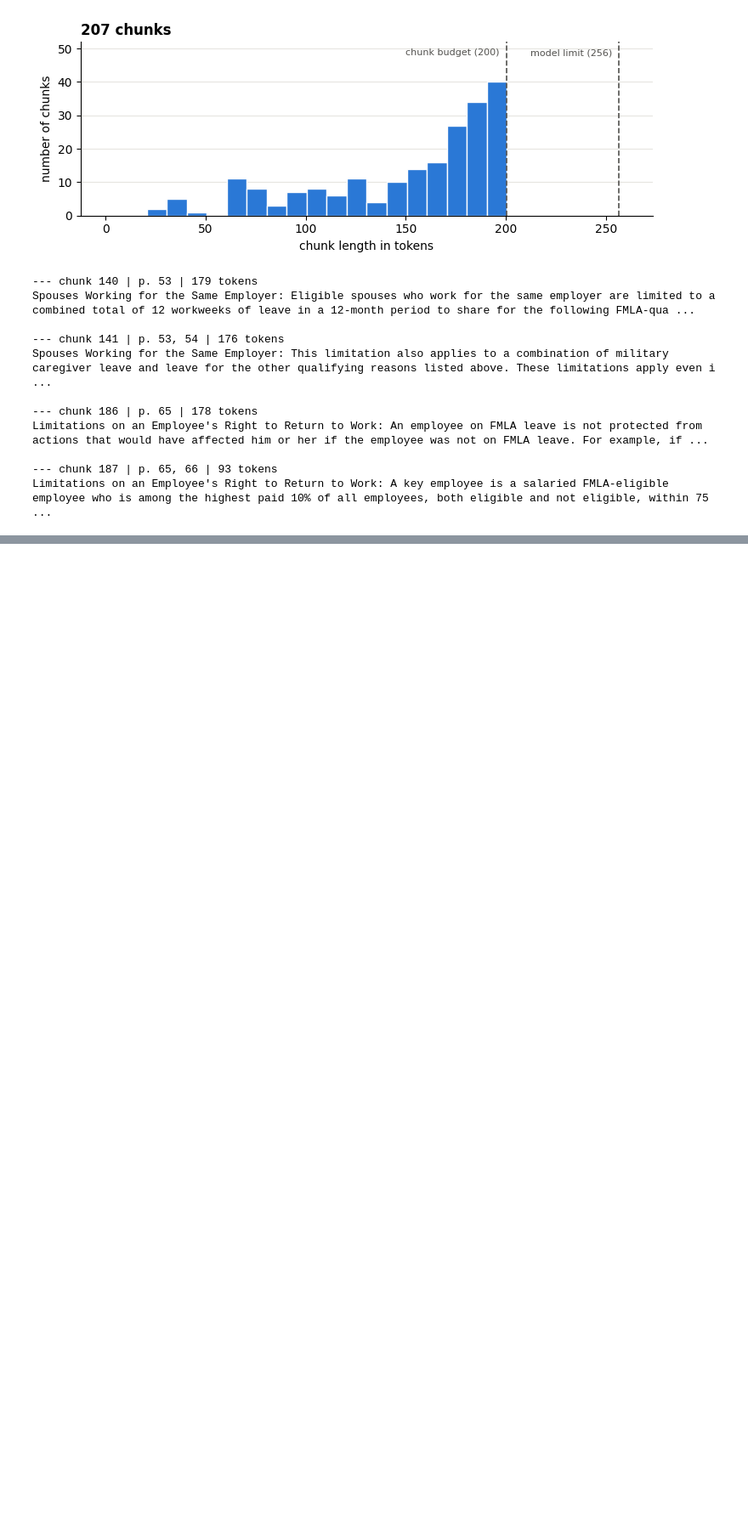
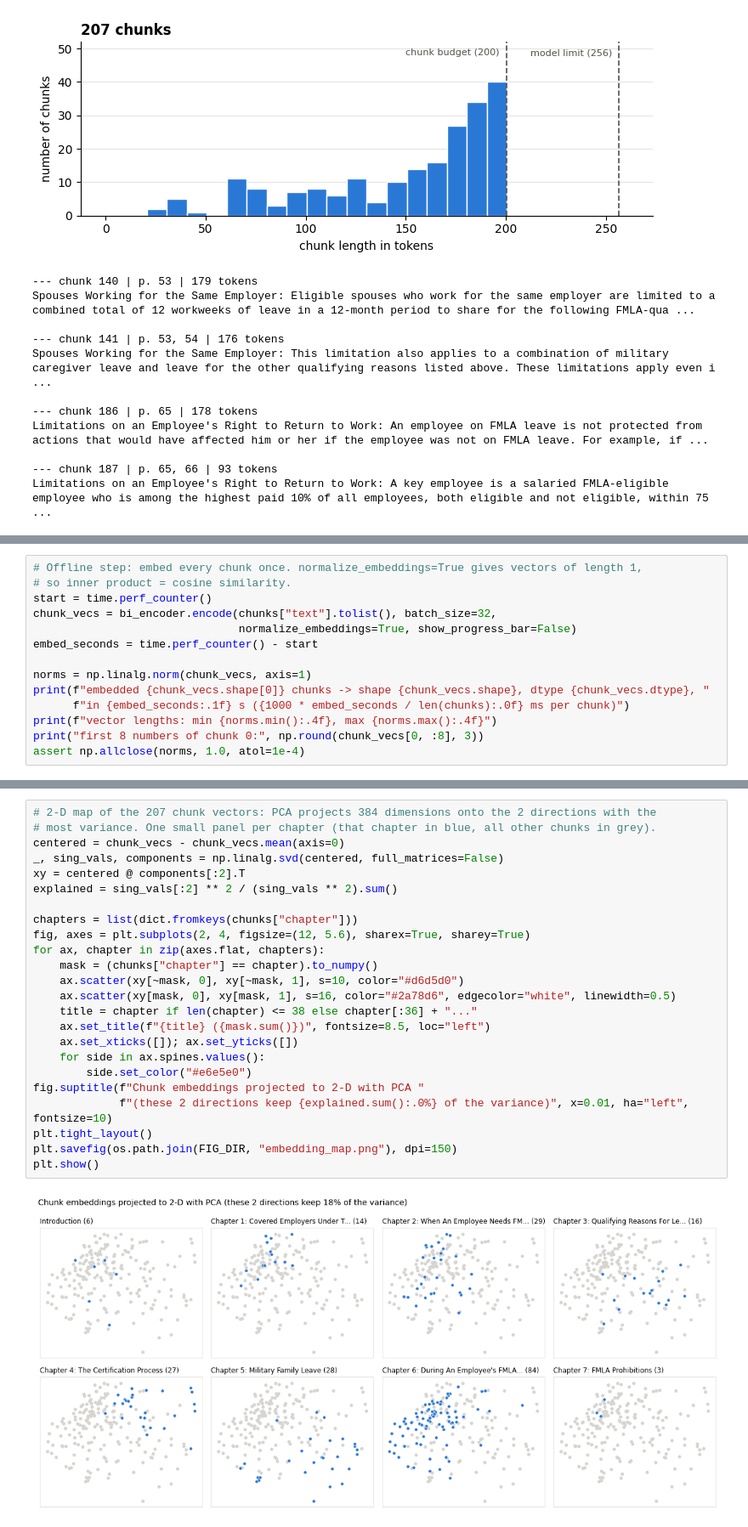
Before and after one commit to Sathviktr/RAG_LMA, a Jupyter notebook: rag_baseline_vs_rerank.ipynb, the cells around one changed output, grey strips where cells are left out. Shown at 85% size. Drawn from its saved outputs; the diff is of its cells as text; blank space fills up the shorter version.

```diff
--- a/rag_baseline_vs_rerank.ipynb
+++ b/rag_baseline_vs_rerank.ipynb
@@ -599,0 +631,14 @@ Limitations on an Employee's Right to Return to Work: A key employee is a salari
+# %%
+# Offline step: embed every chunk once. normalize_embeddings=True gives vectors of length 1,
+# so inner product = cosine similarity.
+start = time.perf_counter()
+chunk_vecs = bi_encoder.encode(chunks["text"].tolist(), batch_size=32,
+                               normalize_embeddings=True, show_progress_bar=False)
+embed_seconds = time.perf_counter() - start
+
+norms = np.linalg.norm(chunk_vecs, axis=1)
+print(f"embedded {chunk_vecs.shape[0]} chunks -> shape {chunk_vecs.shape}, dtype {chunk_vecs.dtype}, "
+      f"in {embed_seconds:.1f} s ({1000 * embed_seconds / len(chunks):.0f} ms per chunk)")
+print(f"vector lengths: min {norms.min():.4f}, max {norms.max():.4f}")
+print("first 8 numbers of chunk 0:", np.round(chunk_vecs[0, :8], 3))
+assert np.allclose(norms, 1.0, atol=1e-4)
@@ -599,0 +719,26 @@ Limitations on an Employee's Right to Return to Work: A key employee is a salari
+# %%
+# 2-D map of the 207 chunk vectors: PCA projects 384 dimensions onto the 2 directions with the
+# most variance. One small panel per chapter (that chapter in blue, all other chunks in grey).
+centered = chunk_vecs - chunk_vecs.mean(axis=0)
+_, sing_vals, components = np.linalg.svd(centered, full_matrices=False)
+xy = centered @ components[:2].T
+explained = sing_vals[:2] ** 2 / (sing_vals ** 2).sum()
+
+chapters = list(dict.fromkeys(chunks["chapter"]))
+fig, axes = plt.subplots(2, 4, figsize=(12, 5.6), sharex=True, sharey=True)
+for ax, chapter in zip(axes.flat, chapters):
+    mask = (chunks["chapter"] == chapter).to_numpy()
+    ax.scatter(xy[~mask, 0], xy[~mask, 1], s=10, color="#d6d5d0")
+    ax.scatter(xy[mask, 0], xy[mask, 1], s=16, color="#2a78d6", edgecolor="white", linewidth=0.5)
+    title = chapter if len(chapter) <= 38 else chapter[:36] + "..."
+    ax.set_title(f"{title} ({mask.sum()})", fontsize=8.5, loc="left")
+    ax.set_xticks([]); ax.set_yticks([])
+    for side in ax.spines.values():
+        side.set_color("#e6e5e0")
+fig.suptitle(f"Chunk embeddings projected to 2-D with PCA "
+             f"(these 2 directions keep {explained.sum():.0%} of the variance)", x=0.01, ha="left", fontsize=10)
+plt.tight_layout()
+plt.savefig(os.path.join(FIG_DIR, "embedding_map.png"), dpi=150)
+plt.show()
+# %% [output]
+[figure, added]
```
Also changed, not shown: parts of 7 cells of this notebook, 1 other file.
